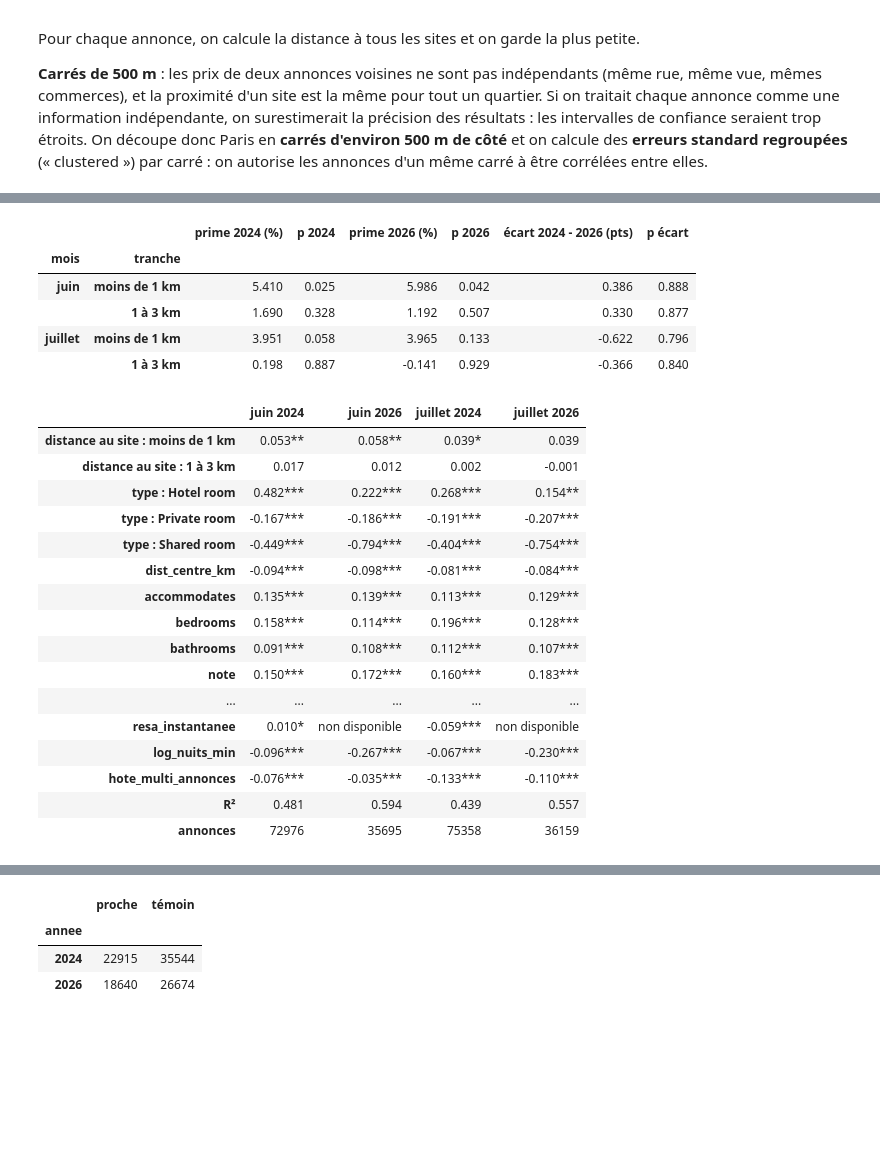
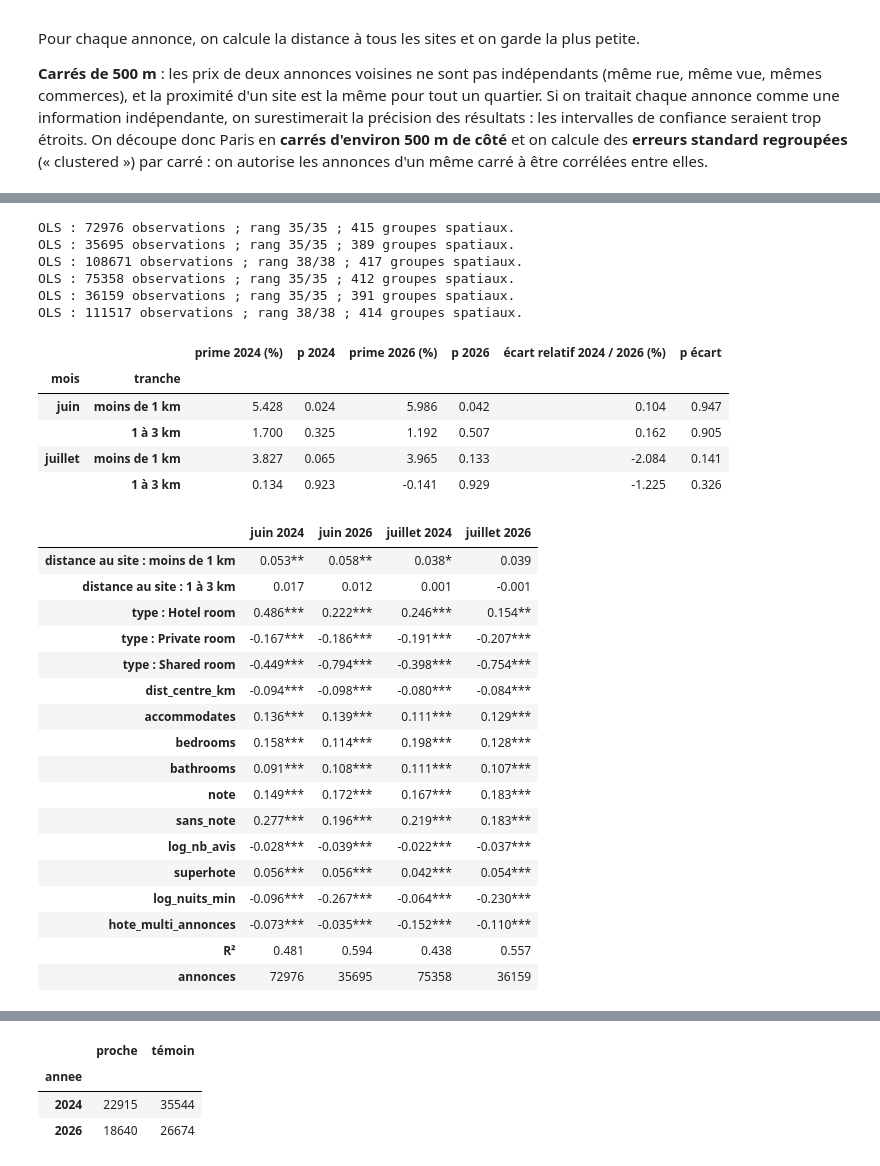
Before and after one commit to othmanerazki/Paris-2024-effet-olympique-sur-le-march-Airbnb, a Jupyter notebook: regression_sur_le_prix.ipynb, the cells around one changed output, grey strips where cells are left out. Drawn from its saved outputs; the diff is of its cells as text; code cells hidden in the pictures; blank space fills up the shorter version.

```diff
--- a/regression_sur_le_prix.ipynb
+++ b/regression_sur_le_prix.ipynb
@@ -106,7 +70,7 @@ def distance_km(lat1, lon1, lat2, lon2):
     lat1, lon1, lat2, lon2 = map(np.radians, (lat1, lon1, lat2, lon2))
     a = (np.sin((lat2 - lat1) / 2) ** 2
          + np.cos(lat1) * np.cos(lat2) * np.sin((lon2 - lon1) / 2) ** 2)
-    return 2 * 6371.0 * np.arcsin(np.sqrt(a))
+    return 2 * 6371.0 * np.arcsin(np.sqrt(np.clip(a, 0, 1)))
 
 
 def distance_site_le_plus_proche(annonces, sites):
@@ -122,8 +86,11 @@ def distance_site_le_plus_proche(annonces, sites):
 def cellule_500m(lat, lon):
     """Numéro du carré d'environ 500 m × 500 m qui contient chaque point."""
     # 0,0045° de latitude ≈ 500 m ; 0,0068° de longitude ≈ 500 m à la latitude de Paris
-    cle = np.floor(np.asarray(lat) / 0.0045).astype(int).astype(str) + "_" + np.floor(np.asarray(lon) / 0.0068).astype(int).astype(str)
-    return pd.factorize(cle)[0]
+    # Identifiant stable entre jeux de données : pas de factorisation séparée par année.
+    ligne = np.floor(np.asarray(lat) / 0.0045).astype(np.int64)
+    colonne = np.floor(np.asarray(lon) / 0.0068).astype(np.int64)
+    return (ligne + 20000) * 100000 + (colonne + 30000)
+
 
 
 def en_pourcent(x):
@@ -156,12 +123,13 @@ $\beta_1$ est alors la prime en 2026 et $\eta_1$ l'écart de prime entre 2024 et
 CENTRE_PARIS = (48.85341, 2.34880)  # point zéro, parvis de Notre-Dame
 TRANCHE = "C(tranche, Treatment('plus de 3 km'))"
 FORMULE = (f"log_prix ~ {TRANCHE} + dist_centre_km + C(room_type) + accommodates + bedrooms + bathrooms"
-           " + note + sans_note + log_nb_avis + superhote + resa_instantanee + log_nuits_min"
+           " + note + sans_note + log_nb_avis + superhote + log_nuits_min"
            " + hote_multi_annonces + C(arrondissement)")
 
 
 def preparer(df):
-    df = df.assign(prix=pd.to_numeric(df["price"].str.replace(r"[$,]", "", regex=True), errors="coerce"))
+    df = df.assign(prix=pd.to_numeric(df["price"].astype("string").str.replace(r"[$,]", "", regex=True), errors="coerce"))
+    df = df.loc[df["prix"].gt(0)].copy()
     df = df[df["prix"].between(*df["prix"].quantile([0.01, 0.99]))].copy()
     df["log_prix"] = np.log(df["prix"])
     df["dist_site_km"], _ = distance_site_le_plus_proche(df, sites)
@@ -175,14 +143,20 @@ def preparer(df):
     df["log_nb_avis"] = np.log1p(df["number_of_reviews"])
     df["log_nuits_min"] = np.log(df["minimum_nights"].clip(lower=1))
     df["superhote"] = (df["host_is_superhost"] == "t").astype(int)
-    df["resa_instantanee"] = (df["instant_bookable"] == "t").astype(int)
     df["hote_multi_annonces"] = (df["calculated_host_listings_count"] > 1).astype(int)
     return df.dropna(subset=["bedrooms", "bathrooms", "accommodates", "room_type", "arrondissement",
                               "log_nb_avis", "log_nuits_min"])
 
 
 def estimer(formule, df):
-    return smf.ols(formule, data=df).fit(cov_type="cluster", cov_kwds={"groups": df["cellule"].to_numpy()})
+    modele = smf.ols(formule, data=df)
+    if len(modele.endog) != len(df) or not np.isfinite(modele.exog).all():
+        raise ValueError("Échantillon ou valeurs non finies à vérifier.")
+    rang = np.linalg.matrix_rank(modele.exog)
+    if rang != modele.exog.shape[1]:
+        raise ValueError("Matrice de régression non identifiable.")
+    print(f"OLS : {len(df)} observations ; rang {rang}/{modele.exog.shape[1]} ; {df.cellule.nunique()} groupes spatiaux.")
+    return modele.fit(cov_type="cluster", cov_kwds={"groups": df["cellule"].to_numpy()})
 
 
 lignes, modeles = [], {}
@@ -193,55 +167,62 @@ for mois in ["juin", "juillet"]:
     test = estimer(FORMULE.replace(TRANCHE, f"{TRANCHE} * annee_2024"),
                    pd.concat([d24.assign(annee_2024=1), d26.assign(annee_2024=0)], ignore_index=True))
     for tranche in ["moins de 1 km", "1 à 3 km"]:
         nom = f"{TRANCHE}[T.{tranche}]"
         lignes.append({"mois": mois, "tranche": tranche,
                        "prime 2024 (%)": en_pourcent(m24.params[nom]), "p 2024": m24.pvalues[nom],
                        "prime 2026 (%)": en_pourcent(m26.params[nom]), "p 2026": m26.pvalues[nom],
-                       "écart 2024 - 2026 (pts)": en_pourcent(test.params[nom + ":annee_2024"]),
+                       "écart relatif 2024 / 2026 (%)": en_pourcent(test.params[nom + ":annee_2024"]),
                        "p écart": test.pvalues[nom + ":annee_2024"]})
 display(pd.DataFrame(lignes).set_index(["mois", "tranche"]).round(3))
 
 
 # Coefficients de toutes les variables (effets fixes arrondissement et constante non affichés)
 def etoiles(p):
     return "***" if p < 0.01 else "**" if p < 0.05 else "*" if p < 0.1 else ""
 
 
 coefficients = pd.DataFrame({
-    # Variable constante dans un relevé (ex. réservation instantanée, vide en 2026) : pas de coefficient
+    # Variable constante dans un relevé (ex. caractéristique constante dans un relevé) : pas de coefficient
     releve: [f"{b:.3f}{etoiles(p)}" if m.model.exog[:, j].std() > 0 or nom == "Intercept" else "non disponible"
              for j, (nom, b, p) in enumerate(zip(m.params.index, m.params, m.pvalues))]
     for releve, m in modeles.items()
 }, index=next(iter(modeles.values())).params.index)
 coefficients = coefficients[~coefficients.index.str.startswith(("C(arrondissement)", "Intercept"))]
 coefficients.index = (coefficients.index.str.replace(f"{TRANCHE}[T.", "distance au site : ", regex=False)
                       .str.replace("C(room_type)[T.", "type : ", regex=False).str.rstrip("]"))
 coefficients.loc["R²"] = [f"{m.rsquared:.3f}" for m in modeles.values()]
 coefficients.loc["annonces"] = [f"{int(m.nobs)}" for m in modeles.values()]
 coefficients
 # %% [output]
+OLS : 72976 observations ; rang 35/35 ; 415 groupes spatiaux.
+OLS : 35695 observations ; rang 35/35 ; 389 groupes spatiaux.
+OLS : 108671 observations ; rang 38/38 ; 417 groupes spatiaux.
+OLS : 75358 observations ; rang 35/35 ; 412 groupes spatiaux.
+OLS : 36159 observations ; rang 35/35 ; 391 groupes spatiaux.
+OLS : 111517 observations ; rang 38/38 ; 414 groupes spatiaux.
-|  |  | prime 2024 (%) | p 2024 | prime 2026 (%) | p 2026 | écart 2024 - 2026 (pts) | p écart |
+|  |  | prime 2024 (%) | p 2024 | prime 2026 (%) | p 2026 | écart relatif 2024 / 2026 (%) | p écart |
 | mois | tranche |  |  |  |  |  |  |
-| juin | moins de 1 km | 5.410 | 0.025 | 5.986 | 0.042 | 0.386 | 0.888 |
-|  | 1 à 3 km | 1.690 | 0.328 | 1.192 | 0.507 | 0.330 | 0.877 |
-| juillet | moins de 1 km | 3.951 | 0.058 | 3.965 | 0.133 | -0.622 | 0.796 |
-|  | 1 à 3 km | 0.198 | 0.887 | -0.141 | 0.929 | -0.366 | 0.840 |
+| juin | moins de 1 km | 5.428 | 0.024 | 5.986 | 0.042 | 0.104 | 0.947 |
+|  | 1 à 3 km | 1.700 | 0.325 | 1.192 | 0.507 | 0.162 | 0.905 |
+| juillet | moins de 1 km | 3.827 | 0.065 | 3.965 | 0.133 | -2.084 | 0.141 |
+|  | 1 à 3 km | 0.134 | 0.923 | -0.141 | 0.929 | -1.225 | 0.326 |
 |  | juin 2024 | juin 2026 | juillet 2024 | juillet 2026 |
-| distance au site : moins de 1 km | 0.053** | 0.058** | 0.039* | 0.039 |
-| distance au site : 1 à 3 km | 0.017 | 0.012 | 0.002 | -0.001 |
-| type : Hotel room | 0.482*** | 0.222*** | 0.268*** | 0.154** |
+| distance au site : moins de 1 km | 0.053** | 0.058** | 0.038* | 0.039 |
+| distance au site : 1 à 3 km | 0.017 | 0.012 | 0.001 | -0.001 |
+| type : Hotel room | 0.486*** | 0.222*** | 0.246*** | 0.154** |
 | type : Private room | -0.167*** | -0.186*** | -0.191*** | -0.207*** |
-| type : Shared room | -0.449*** | -0.794*** | -0.404*** | -0.754*** |
-| dist_centre_km | -0.094*** | -0.098*** | -0.081*** | -0.084*** |
-| accommodates | 0.135*** | 0.139*** | 0.113*** | 0.129*** |
-| bedrooms | 0.158*** | 0.114*** | 0.196*** | 0.128*** |
-| bathrooms | 0.091*** | 0.108*** | 0.112*** | 0.107*** |
-| note | 0.150*** | 0.172*** | 0.160*** | 0.183*** |
-| ... | ... | ... | ... | ... |
-| resa_instantanee | 0.010* | non disponible | -0.059*** | non disponible |
-| log_nuits_min | -0.096*** | -0.267*** | -0.067*** | -0.230*** |
-| hote_multi_annonces | -0.076*** | -0.035*** | -0.133*** | -0.110*** |
-| R² | 0.481 | 0.594 | 0.439 | 0.557 |
+| type : Shared room | -0.449*** | -0.794*** | -0.398*** | -0.754*** |
+| dist_centre_km | -0.094*** | -0.098*** | -0.080*** | -0.084*** |
+| accommodates | 0.136*** | 0.139*** | 0.111*** | 0.129*** |
+| bedrooms | 0.158*** | 0.114*** | 0.198*** | 0.128*** |
+| bathrooms | 0.091*** | 0.108*** | 0.111*** | 0.107*** |
+| note | 0.149*** | 0.172*** | 0.167*** | 0.183*** |
+| sans_note | 0.277*** | 0.196*** | 0.219*** | 0.183*** |
+| log_nb_avis | -0.028*** | -0.039*** | -0.022*** | -0.037*** |
+| superhote | 0.056*** | 0.056*** | 0.042*** | 0.054*** |
+| log_nuits_min | -0.096*** | -0.267*** | -0.064*** | -0.230*** |
+| hote_multi_annonces | -0.073*** | -0.035*** | -0.152*** | -0.110*** |
+| R² | 0.481 | 0.594 | 0.438 | 0.557 |
 | annonces | 72976 | 35695 | 75358 | 36159 |
 # %% [markdown]
 ## 2. Suivre les mêmes annonces : panel de l'été et groupes
```
Also changed, not shown: parts of 10 cells of this notebook, 43 other files.
